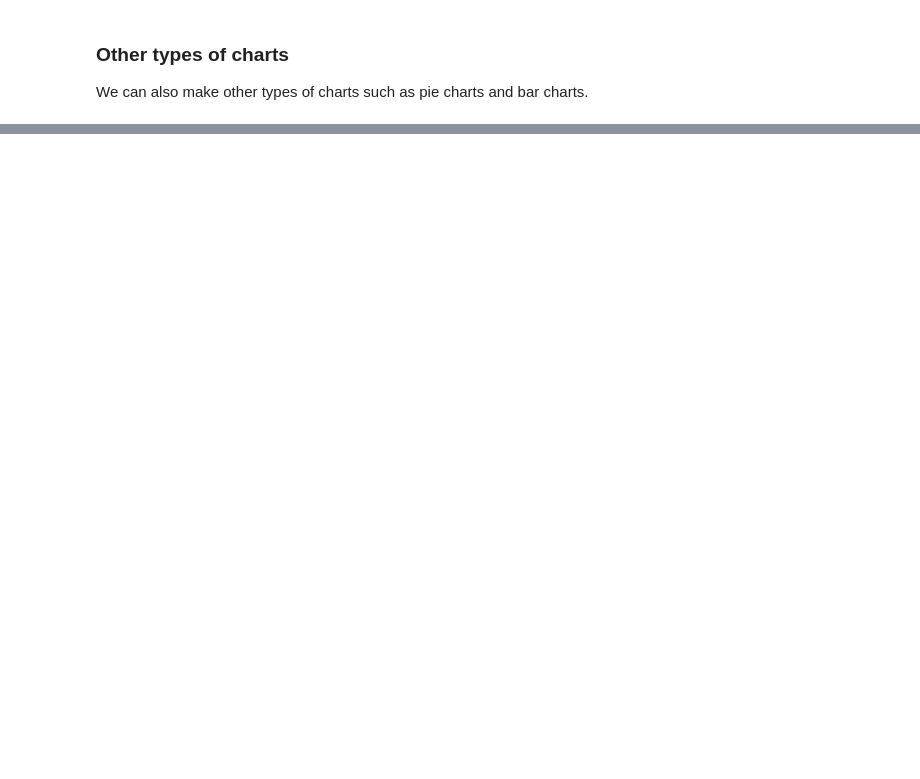
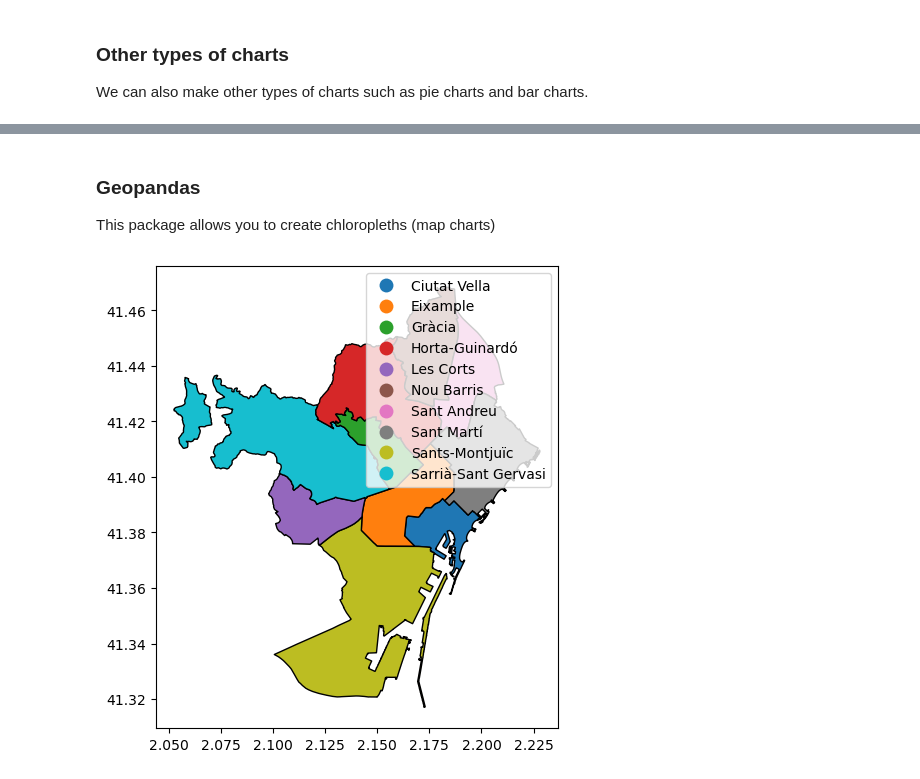
Before and after one commit to JoeZhang1000/SDS3386-Midterm-Summary, a Jupyter notebook: SDS 3386 Midterm Summary.ipynb, the cells around one changed output, grey strips where cells are left out. Saved outputs shown, nothing was run; the diff lists cells and outputs as text; code cells hidden in the pictures; blank space fills up the shorter version.

```diff
--- a/SDS 3386 Midterm Summary.ipynb
+++ b/SDS 3386 Midterm Summary.ipynb
@@ -490,0 +562,14 @@ alt.Chart(mpg).encode(
+# %% [markdown]
+### Geopandas
+
+This package allows you to create chloropleths (map charts)
+# %%
+import geopandas as gpd
+
+url = 'https://raw.githubusercontent.com/jcanalesluna/bcn-geodata/master/districtes/districtes.geojson'
+
+barca = gpd.read_file(url)
+
+ax= barca.plot(column='NOM', figsize=(10,6), edgecolor='black', legend=True)
+# %% [output]
+[figure, added]
```
Also changed, not shown: parts of 15 cells of this notebook.
